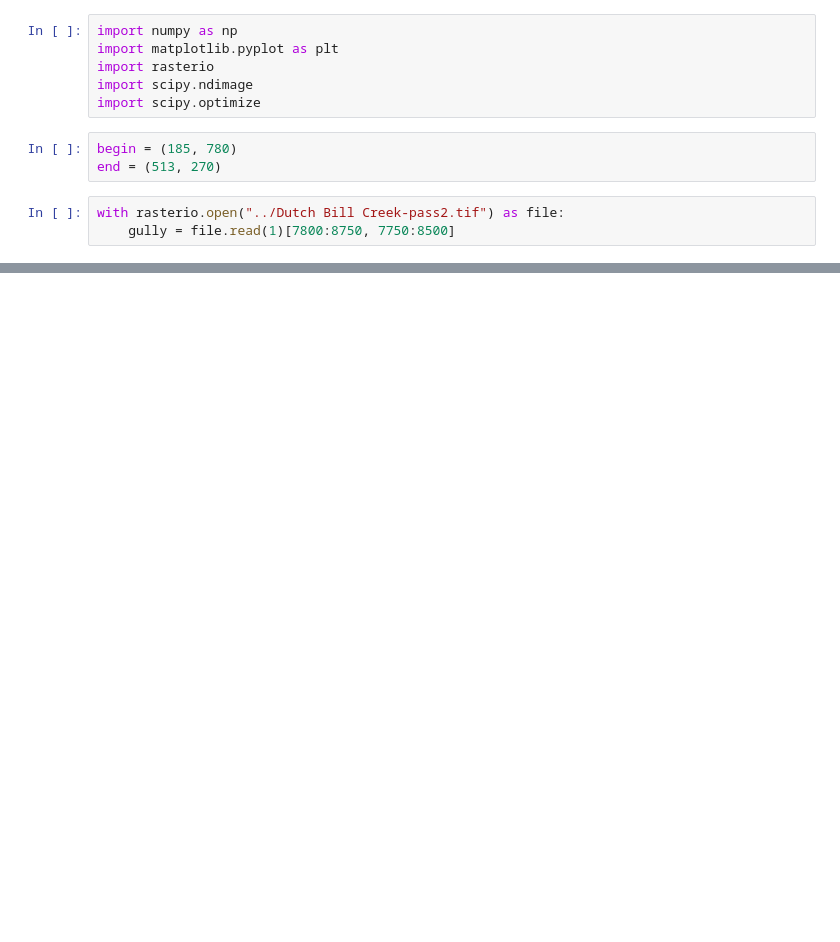
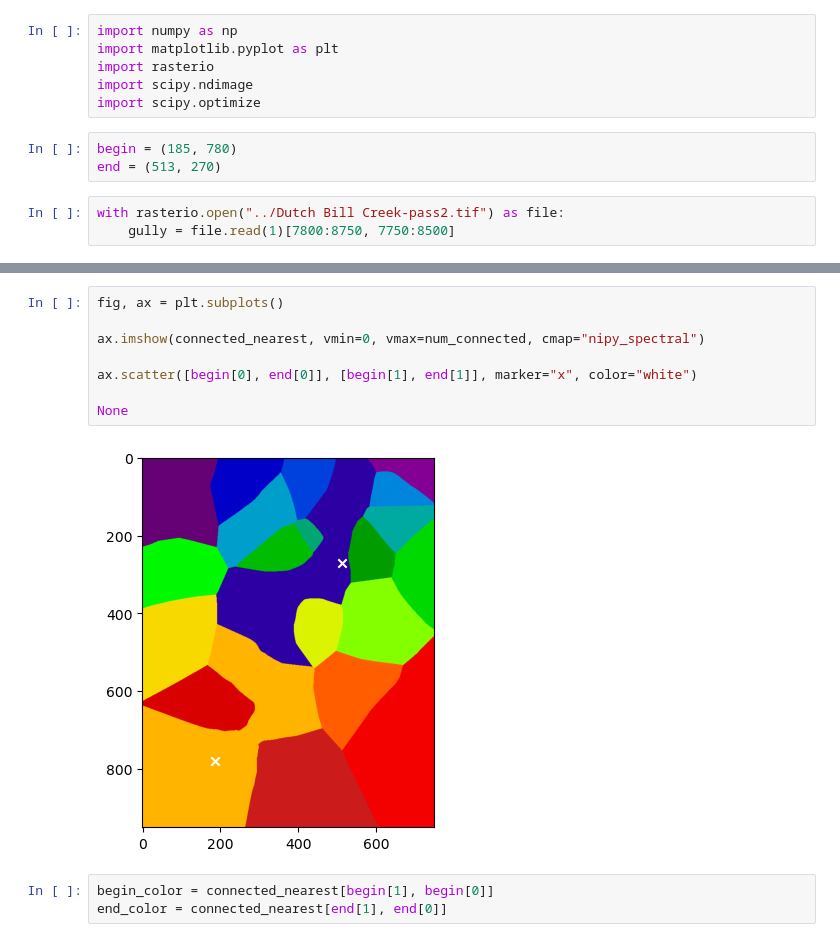
Before and after one commit to dsi-rse/gully-map, a Jupyter notebook: notebooks/elevation-along-gully.ipynb, the cells around one changed output, grey strips where cells are left out. Cells and saved outputs as stored; diff of their text form; blank space fills up the shorter version.

```diff
--- a/notebooks/elevation-along-gully.ipynb
+++ b/notebooks/elevation-along-gully.ipynb
@@ -74,0 +35,13 @@ result
+# %%
+fig, ax = plt.subplots()
+
+ax.imshow(connected_nearest, vmin=0, vmax=num_connected, cmap="nipy_spectral")
+
+ax.scatter([begin[0], end[0]], [begin[1], end[1]], marker="x", color="white")
+
+None
+# %% [output]
+[figure, added]
+# %%
+begin_color = connected_nearest[begin[1], begin[0]]
+end_color = connected_nearest[end[1], end[0]]
```
Also changed, not shown: parts of 5 cells of this notebook.
